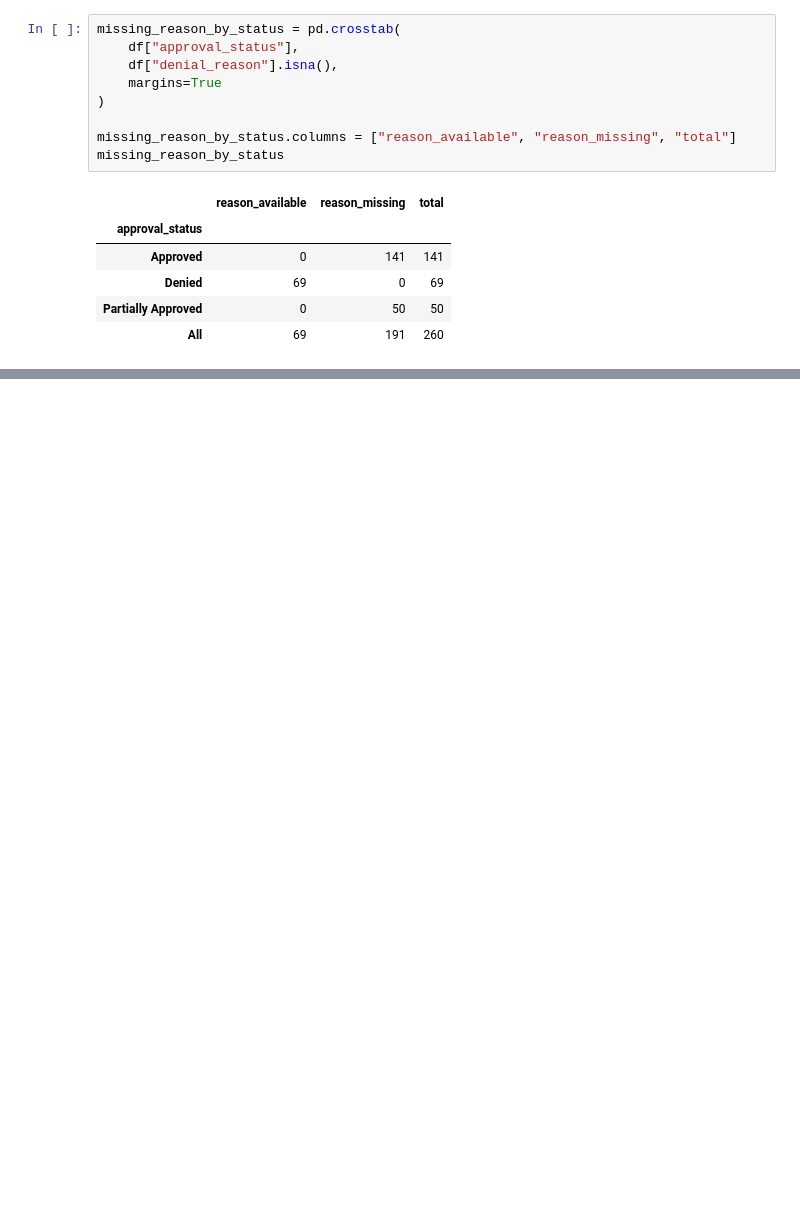
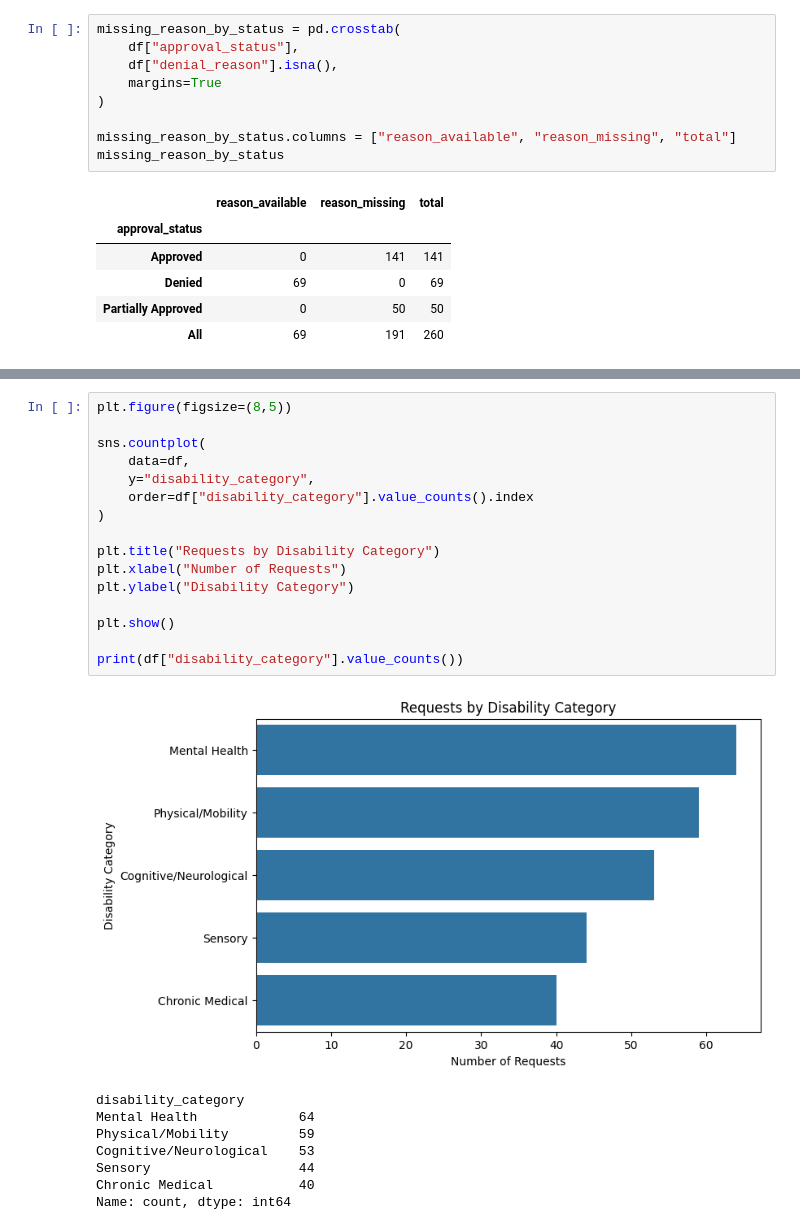
Before and after one commit to MSagri05/IAT461-Final-Project, a Jupyter notebook: workplace_accommodation_analysis.ipynb, the cells around one changed output, grey strips where cells are left out. Drawn from its saved outputs; the diff is of its cells as text; blank space fills up the shorter version.

```diff
--- a/workplace_accommodation_analysis.ipynb
+++ b/workplace_accommodation_analysis.ipynb
@@ -252,0 +334,25 @@ For this reason, these missing values will not be filled using the mean, median,
+# %%
+plt.figure(figsize=(8,5))
+
+sns.countplot(
+    data=df,
+    y="disability_category",
+    order=df["disability_category"].value_counts().index
+)
+
+plt.title("Requests by Disability Category")
+plt.xlabel("Number of Requests")
+plt.ylabel("Disability Category")
+
+plt.show()
+
+print(df["disability_category"].value_counts())
+# %% [output]
+[figure, added]
+disability_category
+Mental Health             64
+Physical/Mobility         59
+Cognitive/Neurological    53
+Sensory                   44
+Chronic Medical           40
+Name: count, dtype: int64
```
Also changed, not shown: parts of 41 cells of this notebook.
